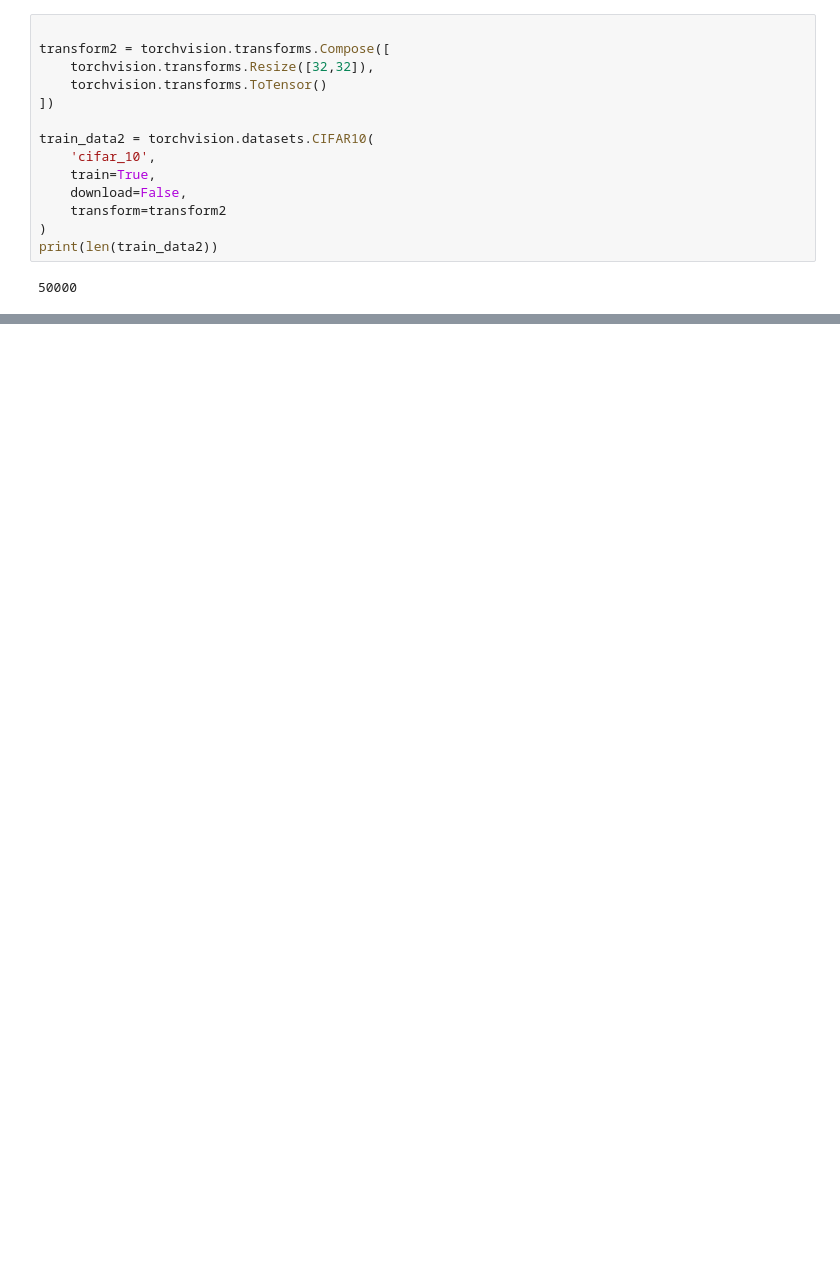
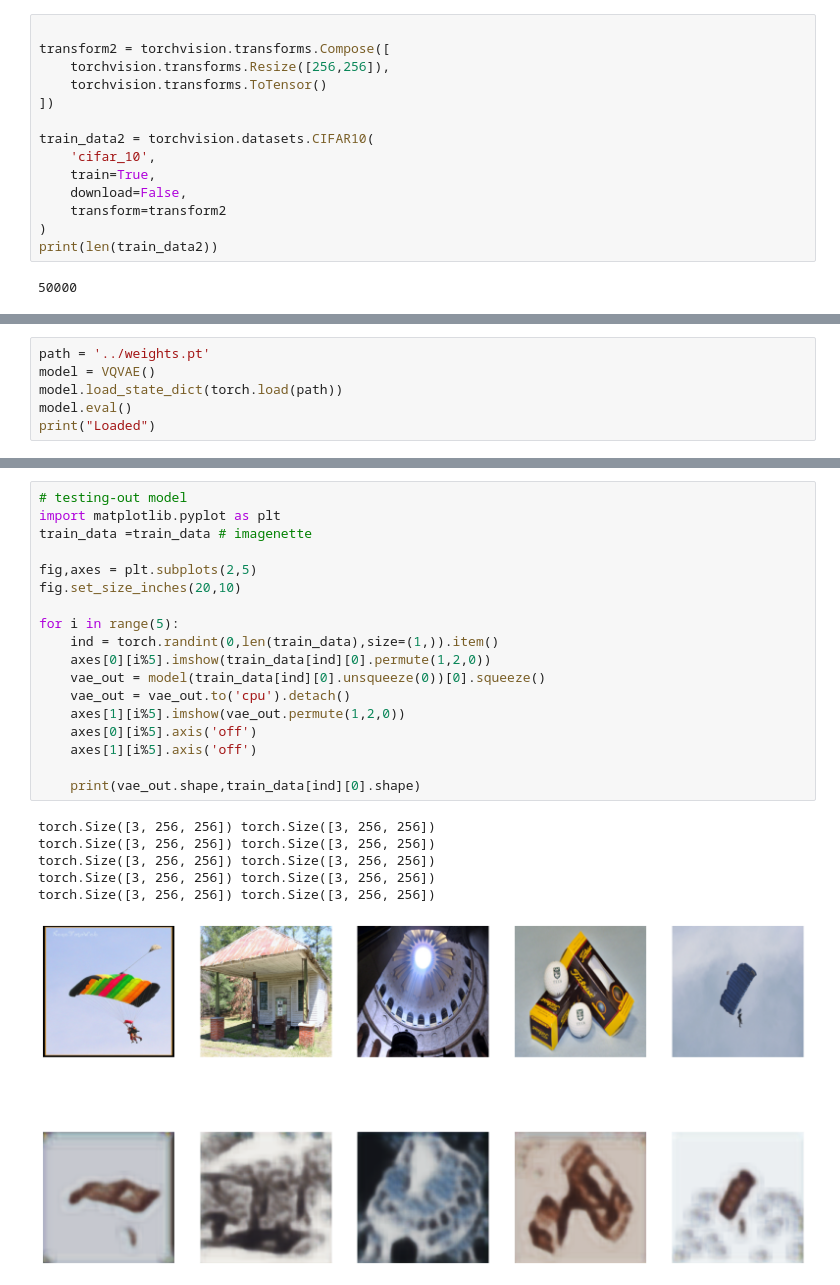
Before and after one commit to chuckles201/VQ-VAE-Implementation, a Jupyter notebook: data/download.ipynb, the cells around one changed output, grey strips where cells are left out. Drawn from its saved outputs; the diff is of its cells as text; blank space fills up the shorter version.

Commit message:
Implemented VQ-VAE, can train and save state.

```diff
--- a/data/download.ipynb
+++ b/data/download.ipynb
@@ -18,7 +18,7 @@ train_data = torchvision.datasets.Imagenette(
 # %%
 
 transform2 = torchvision.transforms.Compose([
-    torchvision.transforms.Resize([32,32]),
+    torchvision.transforms.Resize([256,256]),
     torchvision.transforms.ToTensor()
 ])
 
@@ -86,0 +96,6 @@ torch.Size([3, 32, 32])
+# %%
+path = '../weights.pt'
+model = VQVAE()
+model.load_state_dict(torch.load(path))
+model.eval()
+print("Loaded")
@@ -86,0 +104,25 @@ torch.Size([3, 32, 32])
+# %%
+# testing-out model
+import matplotlib.pyplot as plt
+train_data =train_data # imagenette
+
+fig,axes = plt.subplots(2,5)
+fig.set_size_inches(20,10)
+
+for i in range(5):
+    ind = torch.randint(0,len(train_data),size=(1,)).item()
+    axes[0][i%5].imshow(train_data[ind][0].permute(1,2,0))
+    vae_out = model(train_data[ind][0].unsqueeze(0))[0].squeeze()
+    vae_out = vae_out.to('cpu').detach()
+    axes[1][i%5].imshow(vae_out.permute(1,2,0))
+    axes[0][i%5].axis('off')
+    axes[1][i%5].axis('off')
+
+    print(vae_out.shape,train_data[ind][0].shape)
+# %% [output]
+torch.Size([3, 256, 256]) torch.Size([3, 256, 256])
+torch.Size([3, 256, 256]) torch.Size([3, 256, 256])
+torch.Size([3, 256, 256]) torch.Size([3, 256, 256])
+torch.Size([3, 256, 256]) torch.Size([3, 256, 256])
+torch.Size([3, 256, 256]) torch.Size([3, 256, 256])
+[figure, added]
```
Also changed, not shown: parts of 13 cells of this notebook, 6 other files.
